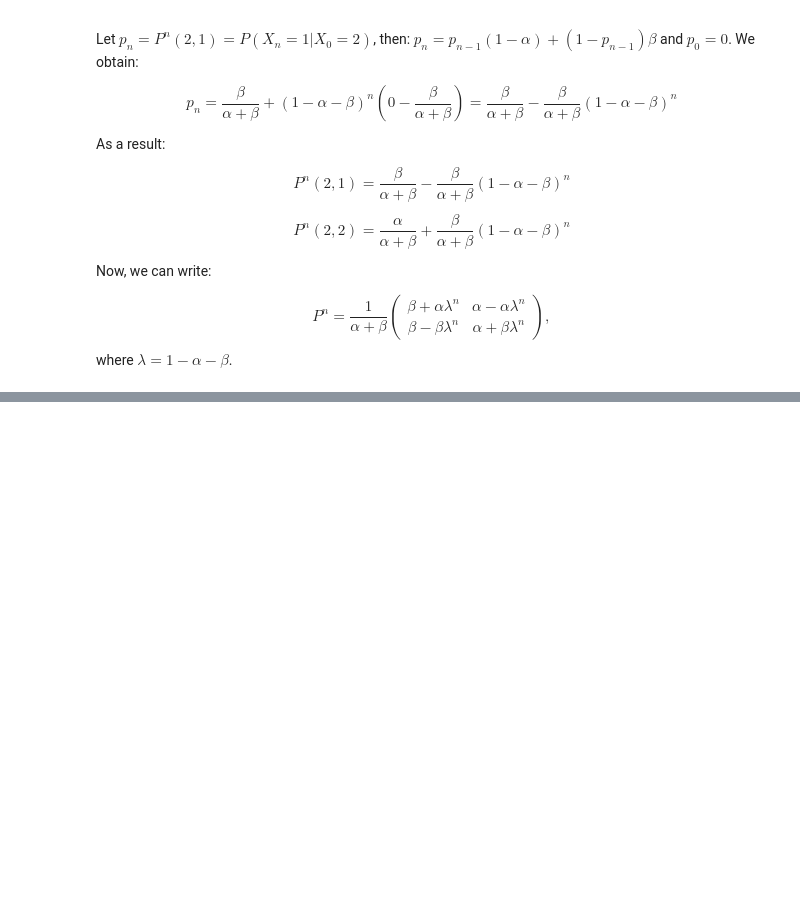
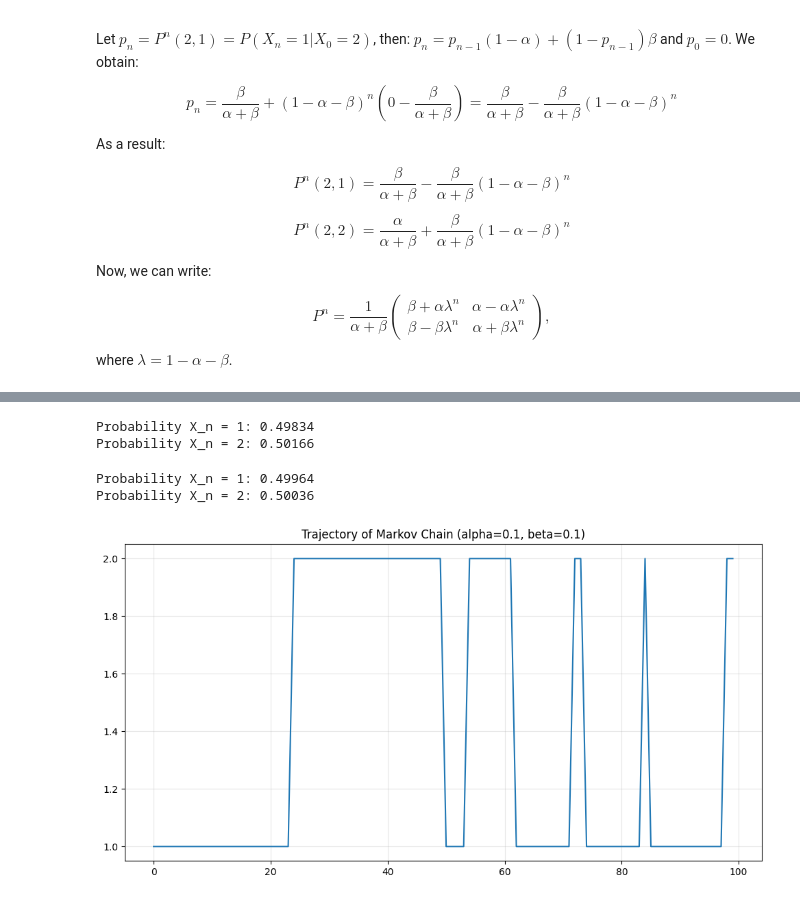
Before and after one commit to MichalSlowakiewicz/Stochastic-Simulations, a Jupyter notebook: Zadanie_2_5.ipynb, the cells around one changed output, grey strips where cells are left out. Drawn from its saved outputs; the diff is of its cells as text; code cells hidden in the pictures; blank space fills up the shorter version.

```diff
--- a/Zadanie_2_5.ipynb
+++ b/Zadanie_2_5.ipynb
@@ -84,0 +91,18 @@ where $\lambda = 1 - \alpha -\beta$.
+# %%
+def Markov_MC_sampler(alpha=0.1, beta=0.1, x0=1, n=100):
+  x_current = x0
+  results = []
+  for _ in range(n):
+    results.append(x_current)
+    u = np.random.rand()
+    if x_current == 1:
+      if u < alpha:
+        x_current = 2
+      else:
+        x_current = 1
+    else:
+      if u < beta:
+        x_current = 1
+      else:
+        x_current = 2
+  return results
@@ -84,0 +113,6 @@ where $\lambda = 1 - \alpha -\beta$.
+# %%
+print("Probability X_n = 1:", counts[0]/(counts[0]+counts[1]))
+print("Probability X_n = 2:", counts[1]/(counts[0]+counts[1]))
+# %% [output]
+Probability X_n = 1: 0.49834
+Probability X_n = 2: 0.50166
@@ -84,0 +123,27 @@ where $\lambda = 1 - \alpha -\beta$.
+# %%
+print("Probability X_n = 1:", counts[0]/(counts[0]+counts[1]))
+print("Probability X_n = 2:", counts[1]/(counts[0]+counts[1]))
+# %% [output]
+Probability X_n = 1: 0.49964
+Probability X_n = 2: 0.50036
+# %%
+alpha = 0.1
+beta = 0.1
+n_steps = 100
+
+u = np.random.rand()
+
+if u < beta / (alpha + beta):
+  x0 = 1
+else:
+  x0 = 2
+
+data = Markov_MC_sampler(alpha=alpha, beta=beta, n=n_steps, x0=x0)
+
+plt.figure(figsize=(12,6))
+plt.plot(range(n_steps), data, linestyle='-')
+plt.title(f'Trajectory of Markov Chain (alpha={alpha}, beta={beta})')
+plt.grid(True, alpha=0.3)
+plt.show()
+# %% [output]
+[figure, added]
```
Also changed, not shown: parts of 7 cells of this notebook.
